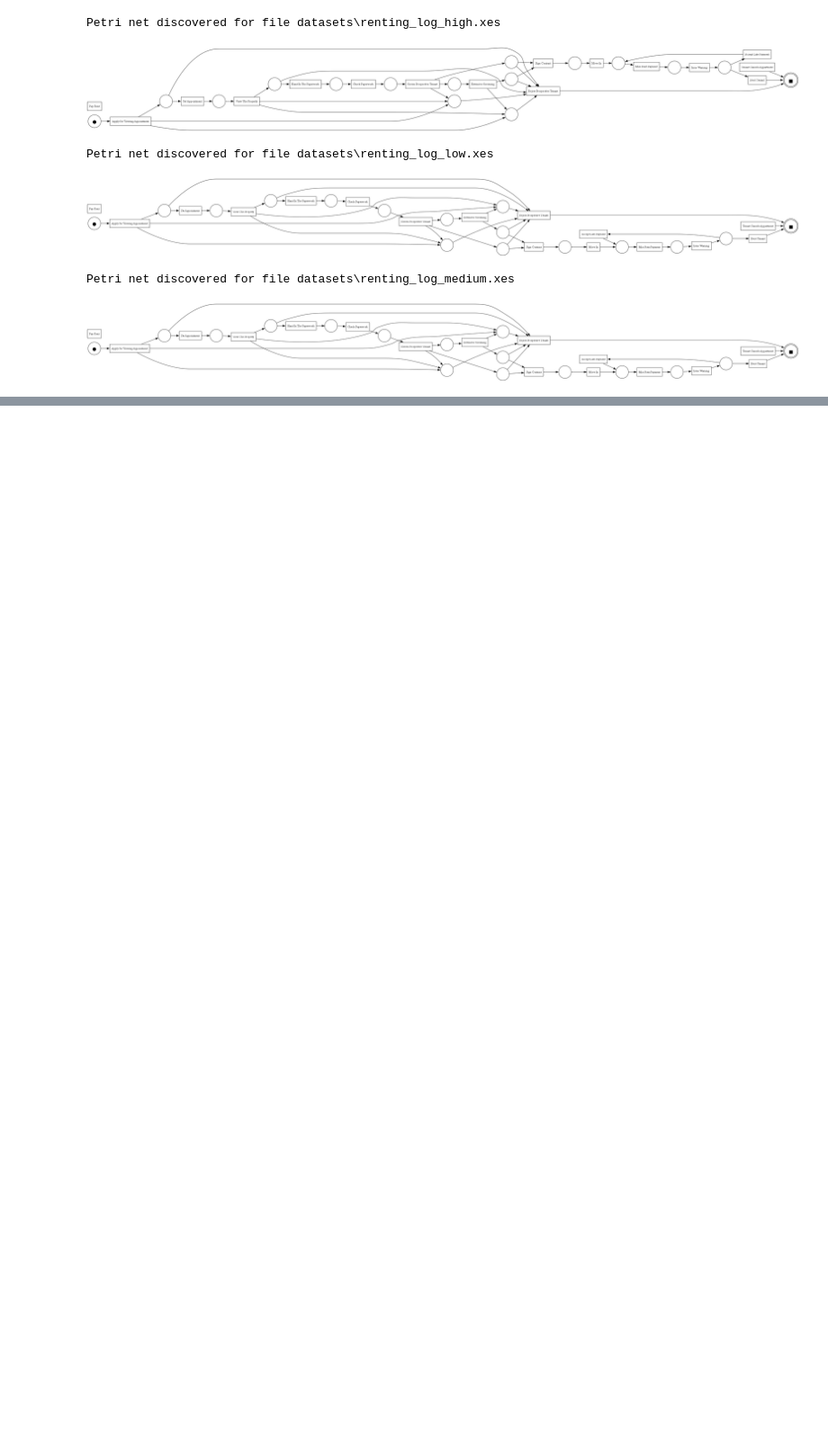
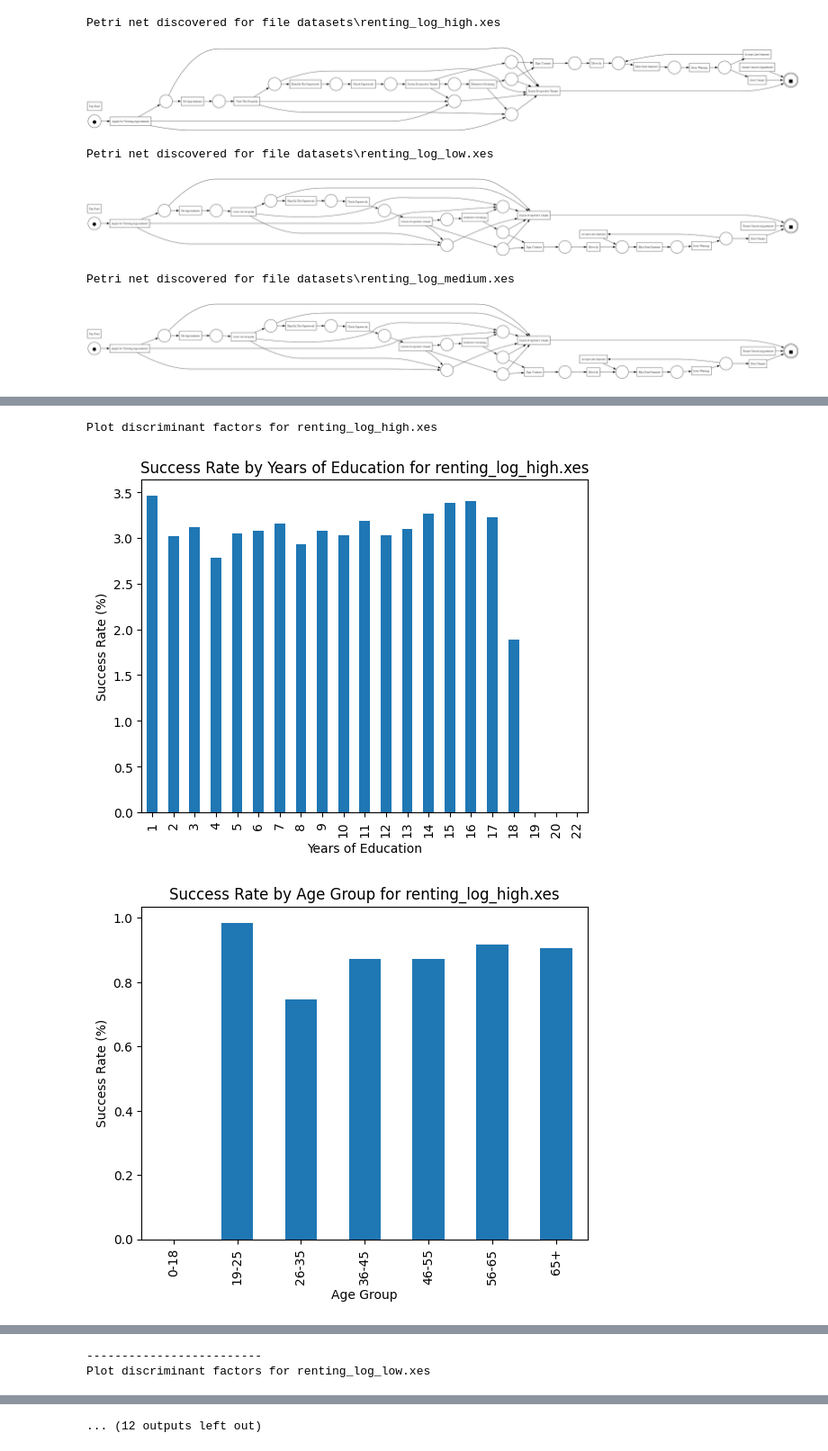
Before and after one commit to lrassindrame/Case_study_renting, a Jupyter notebook: case_study_renting.ipynb, the cells around one changed output, grey strips where cells are left out. Shown at 90% size. Saved outputs shown, nothing was run; the diff lists cells and outputs as text; code cells hidden in the pictures; blank space fills up the shorter version.

```diff
--- a/case_study_renting.ipynb
+++ b/case_study_renting.ipynb
@@ -41,0 +47,73 @@ Petri net discovered for file datasets\renting_log_medium.xes
+# %%
+def plot_discriminant_factors(df, log_name):
+    # Extract relevant columns for analysis
+    df_discriminant = df[['case:yearsOfEducation', 'case:age', 'case:gender', 'case:citizen', 'case:protected', 'case:married', 'case:german speaking', 'activity']]
+
+    # Add a 'Success' column based on the 'Sign Contract' activity
+    df_discriminant = df_discriminant.copy()
+    df_discriminant['Success'] = df_discriminant['activity'].apply(lambda x: 1 if x == 'Sign Contract' else 0)
+
+    # Create age bins
+    bins = [0, 18, 25, 35, 45, 55, 65, 100]
+    labels = ['0-18', '19-25', '26-35', '36-45', '46-55', '56-65', '65+']
+    df_discriminant['age_group'] = pd.cut(df_discriminant['case:age'], bins=bins, labels=labels, right=False)
+
+    # Plot success rate by years of education
+    education_success = df_discriminant.groupby('case:yearsOfEducation')['Success'].mean() * 100 / 3.5
+    education_success.plot(kind='bar', title=f'Success Rate by Years of Education for {log_name}')
+    plt.xlabel('Years of Education')
+    plt.ylabel('Success Rate (%)')
+    plt.show()
+
+    # Plot success rate by age group
+    age_success = df_discriminant.groupby('age_group', observed=False)['Success'].mean() * 100 / 3.5
+    age_success.plot(kind='bar', title=f'Success Rate by Age Group for {log_name}')
+    plt.xlabel('Age Group')
+    plt.ylabel('Success Rate (%)')
+    plt.show()
+
+    # Plot success rate by gender
+    gender_success = df_discriminant.groupby('case:gender', observed=False)['Success'].mean() * 100 / 3.5
+    gender_success.plot(kind='bar', title=f'Success Rate by Gender for {log_name}')
+    plt.xlabel('Gender')
+    plt.ylabel('Success Rate (%)')
+    plt.show()
+
+    # Plot success rate by citizenship
+    citizen_success = df_discriminant.groupby('case:citizen', observed=False)['Success'].mean() * 100 / 3.5
+    citizen_success.plot(kind='bar', title=f'Success Rate by Citizenship for {log_name}')
+    plt.xlabel('Citizen')
+    plt.ylabel('Success Rate (%)')
+    plt.show()
+
+    # Plot success rate by protected status
+    protected_success = df_discriminant.groupby('case:protected', observed=False)['Success'].mean() * 100 / 3.5
+    protected_success.plot(kind='bar', title=f'Success Rate by Protected Status for {log_name}')
+    plt.xlabel('Protected Status')
+    plt.ylabel('Success Rate (%)')
+    plt.show()
+
+    # Plot success rate by marital status
+    married_success = df_discriminant.groupby('case:married', observed=False)['Success'].mean() * 100 / 3.5
+    married_success.plot(kind='bar', title=f'Success Rate by Marital Status for {log_name}')
+    plt.xlabel('Marital Status')
+    plt.ylabel('Success Rate (%)')
+    plt.show()
+
+    # Plot success rate by german speaking
+    german_speaking_success = df_discriminant.groupby('case:german speaking', observed=False)['Success'].mean() * 100 / 3.5
+    german_speaking_success.plot(kind='bar', title=f'Success Rate by German Speaking for {log_name}')
+    plt.xlabel('German Speaking')
+    plt.ylabel('Success Rate (%)')
+    plt.show()
+
+for index, event_log in enumerate(event_logs):
+    log_name = xes_files[index].split("\\")[-1]
+    print("Plot discriminant factors for", log_name)
+    plot_discriminant_factors(event_log, log_name)
+    if index != len(event_logs) - 1:
+        print("-"*25)
+# %% [output]
+Plot discriminant factors for renting_log_high.xes
+[figure, added]
+[figure, added]
@@ -41,0 +125,2 @@ Petri net discovered for file datasets\renting_log_medium.xes
+-------------------------
+Plot discriminant factors for renting_log_low.xes
@@ -41,0 +130 @@ Petri net discovered for file datasets\renting_log_medium.xes
+... (12 outputs left out)
```
Also changed, not shown: parts of 3 cells of this notebook.
